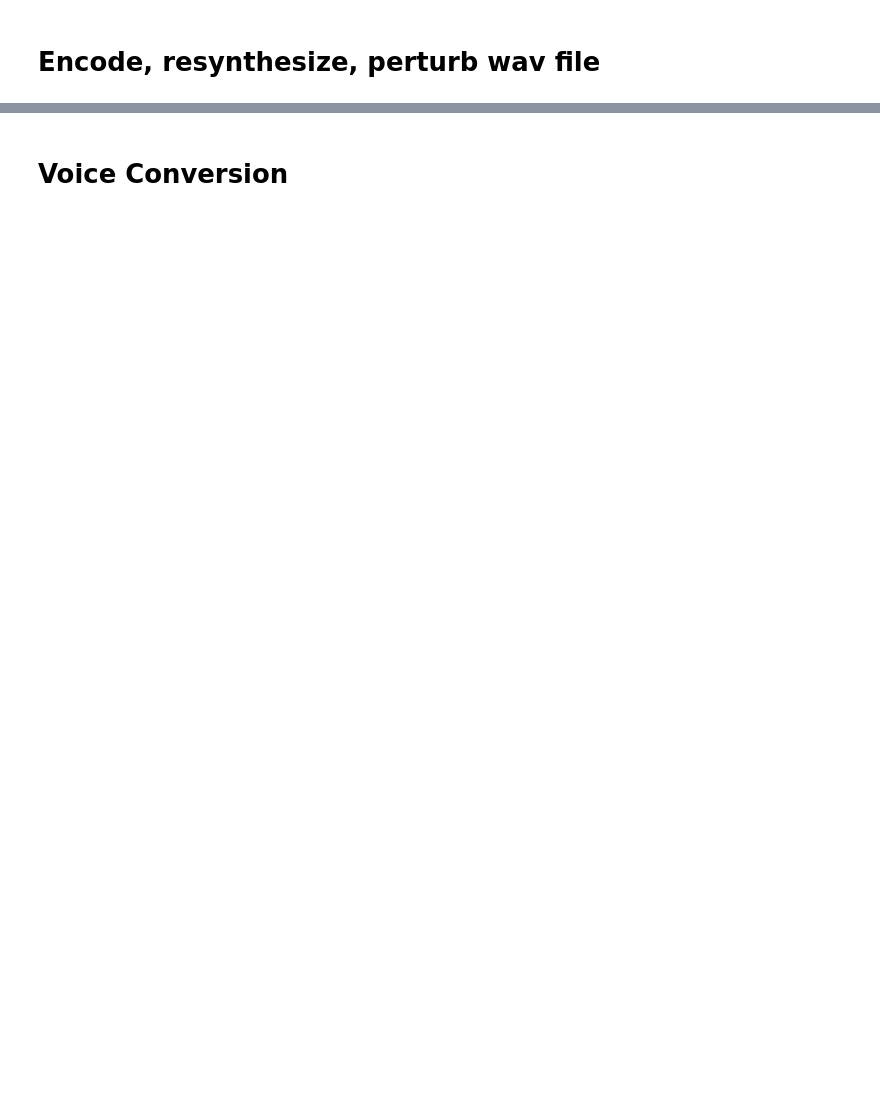
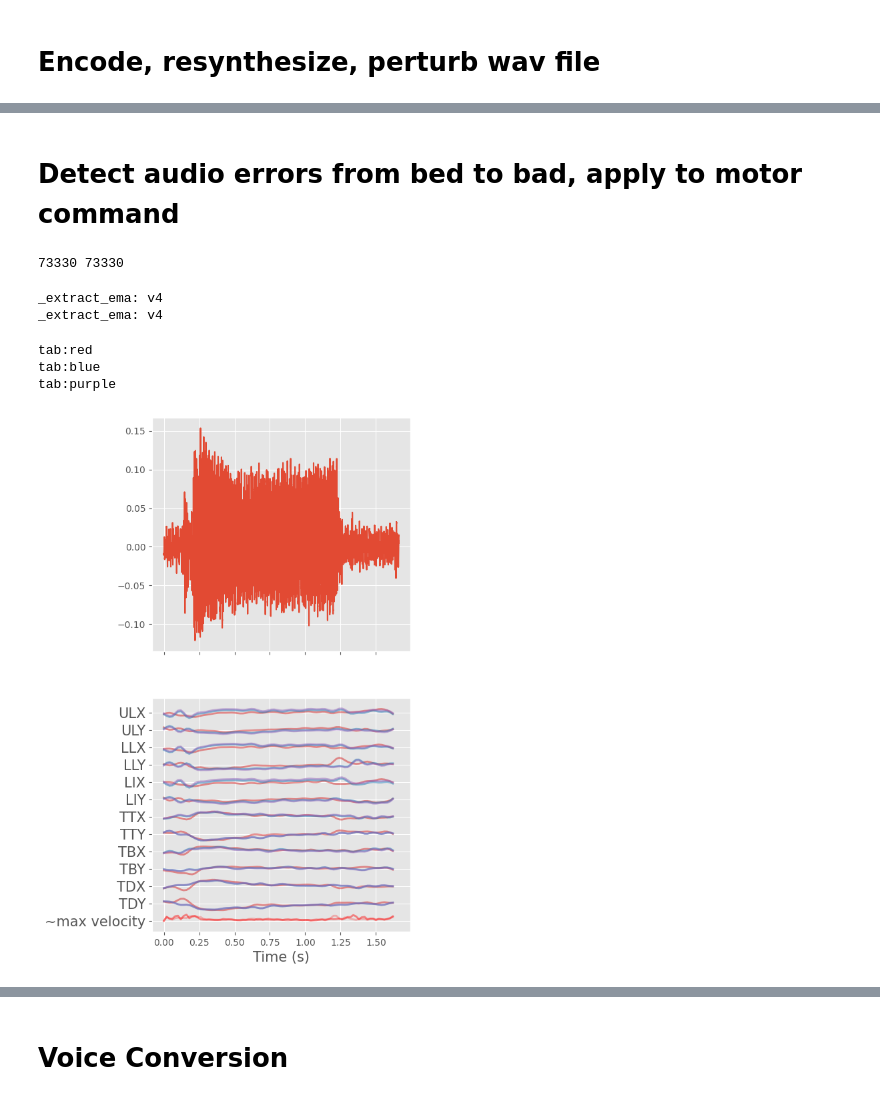
Before and after one commit to mguillau-commits/mrep, a Jupyter notebook: notebooks/demo.ipynb, the cells around one changed output, grey strips where cells are left out. Cells and saved outputs as stored; diff of their text form; code cells hidden in the pictures; blank space fills up the shorter version.

```diff
--- a/notebooks/demo.ipynb
+++ b/notebooks/demo.ipynb
@@ -189,5 +199,11 @@ plt.show()
 # %% [markdown]
 # Encode, resynthesize, perturb wav file
 # %%
+vars_timeseries = ['ema', 'loudness', 'pitch', 'periodicity']
 # wav_file = '/Users/ly546/Downloads/sub-DM1033_ses-intraop_task-lombard_run-03_clip.wav'
 code_orig = coder.encode(wav_file)
+# code_orig = {k : v.squeeze().shape for k, v in code_orig.items() if k in ['ema', 'loudness', 'pitch', 'periodicity']}
+# code_orig =
+
+code_orig = {k: (v.squeeze(axis=0) if k in vars_timeseries+["spk_emb"] and v.shape[0]==1 else v) for k, v in code_orig.items()}
+# {k : (v.shape if k in ['ema', 'loudness', 'pitch', 'periodicity', 'acoustics_wvlm', 'spk_emb'] else v) for k,v in code_orig.items()}
@@ -247,3 +294,68 @@ ipd.display(ipd.Audio(wav, rate=coder.sr))
 # ground truth reference
 wavt,tsr = sf.read(wav_file)
 ipd.display(ipd.Audio(wavt, rate=tsr))
+# %% [markdown]
+# Detect audio errors from bed to bad, apply to motor command
+# %%
+vars_timeseries = ['ema', 'loudness', 'pitch', 'periodicity']
+
+wav_file_bed  = '../sample_audio/bed-lat.wav'
+wav_file_bAd  = '../sample_audio/bad-lat.wav'
+
+# trim wav files to make them equal length
+wav_bed,wav_bed_sr = sf.read(wav_file_bed)
+wav_bAd,wav_bAd_sr = sf.read(wav_file_bAd)
+
+if len(wav_bed)>len(wav_bAd):
+    wav_bed = wav_bed[0:len(wav_bAd)]
+else:
+    wav_bAd = wav_bAd[0:len(wav_bed)]
+
+print(len(wav_bed), len(wav_bAd))
+sf.write(wav_file_bed[0:-4] + '-trim.wav', wav_bed, wav_bed_sr)
+sf.write(wav_file_bAd[0:-4] + '-trim.wav', wav_bAd, wav_bed_sr)
+# %% [output]
+73330 73330
+# %%
+wav_file_bed  = '../sample_audio/bed-lat-trim.wav'
+wav_file_bAd  = '../sample_audio/bad-lat-trim.wav'
+
+def squeeze_code(code_orig):
+    return {k: (v.squeeze(axis=0) if k in vars_timeseries+["spk_emb"] and v.shape[0]==1 else v) for k, v in code_orig.items()}
+
+codes = [coder.encode(f) for f in [wav_file_bed, wav_file_bAd]]
+codes = [squeeze_code(c) for c in codes]
+# %% [output]
+_extract_ema: v4
+_extract_ema: v4
+# %%
+# get error traces
+W = coder.inverter.linear_model.weight.float().numpy()
+B = coder.inverter.linear_model.bias.float().numpy()
+
+A_error = codes[1]['acoustics_wvlm'] - codes[0]['acoustics_wvlm']
+M_error = np.dot(A_error, W.T) + B
+M_error = M_error
+# %%
+code_new = copy.deepcopy(codes[0])
+code_new['ema'] = codes[0]['ema'] + M_error
+
+codes.append(code_new)
+# %%
+fig,ax = plt.subplots(2,1, figsize=(5,10), sharex=True)
+
+ax[0].plot(np.arange(0, wav_bed.size) / sr, wav_bed)
+
+for code, color in zip(codes, ['tab:red', 'tab:blue','tab:purple']):
+    print(color)
+    plot_art(ax[1], (code['ema']), color=color, gap=6, alpha=0.5, lw=2)
+# plot_art(ax[1], perturb_ema(code['ema']), color='C0', gap=6, alpha=0.5, lw=2)
+# plot_art(ax[1], (code2['ema']), color='C0', gap=6, alpha=0.5, lw=1)
+
+
+plt.show()
+# %% [output]
+tab:red
+tab:blue
+tab:purple
+[figure, added]
```
Also changed, not shown: parts of 31 cells of this notebook, 8 other files.
